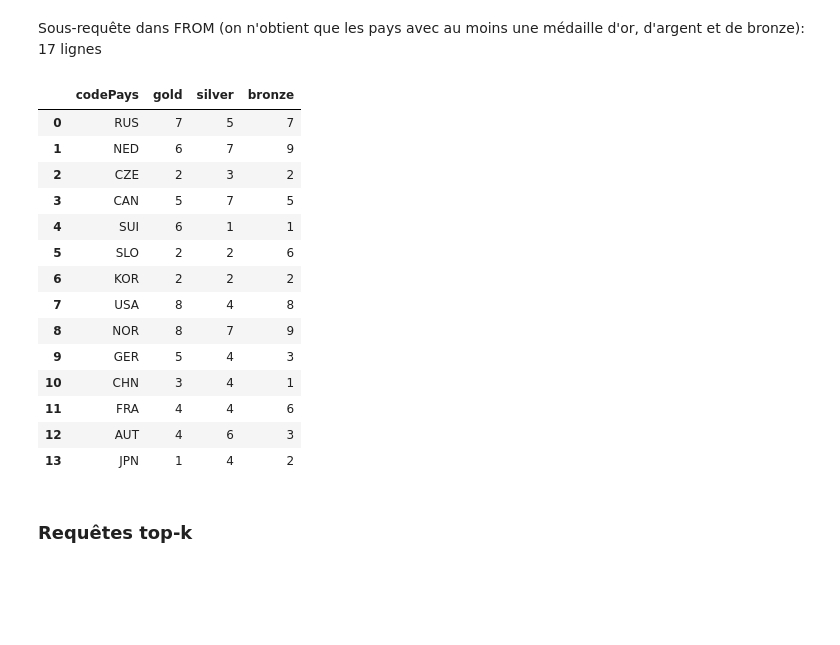
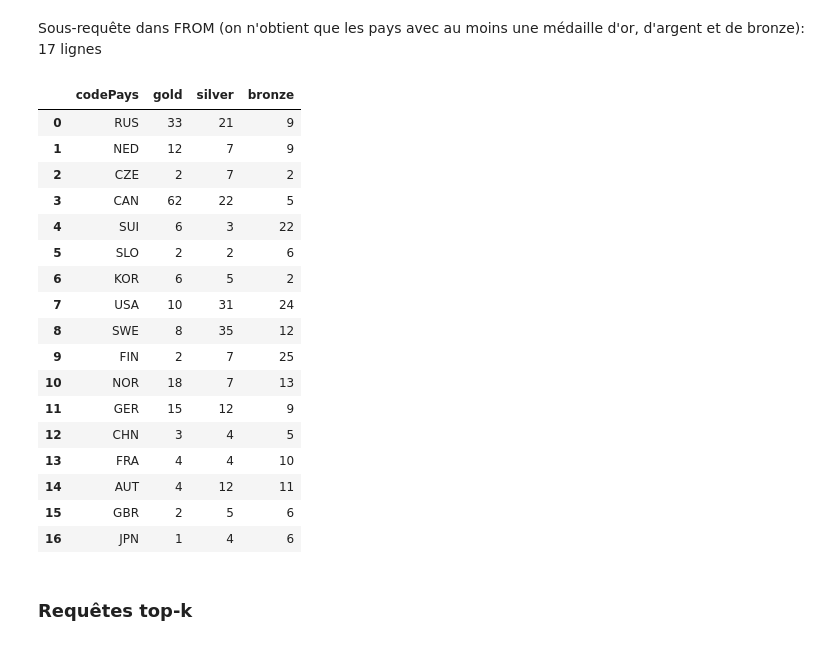
Before and after one commit to A-Aboo/UL2IN0019, a Jupyter notebook: TME 8 Compléments SQL-20260423/TD_TP_8_ETUDIANTS.ipynb, the cells around one changed output. Saved outputs shown, nothing was run; the diff lists cells and outputs as text; code cells hidden in the pictures; blank space fills up the shorter version.

```diff
--- a/TME 8 Compléments SQL-20260423/TD_TP_8_ETUDIANTS.ipynb
+++ b/TME 8 Compléments SQL-20260423/TD_TP_8_ETUDIANTS.ipynb
@@ -1093,39 +1124,78 @@ db.execute(query).df()
 Sous-requête dans FROM (on n'obtient que les pays avec au moins une médaille d'or, d'argent et de bronze): 17 lignes
 # %%
 query="""
-SELECT t.codePays, t.gold , t.silver ,t.bronze
-FROM (
-    SELECT a.codePays,
-           COUNT(CASE WHEN r.rang = 1 THEN 1 END) AS gold,
-           COUNT(CASE WHEN r.rang = 2 THEN 1 END) AS silver,
-           COUNT(CASE WHEN r.rang = 3 THEN 1 END) AS bronze
-    FROM athlete a
-    JOIN rangIndividuel r ON a.aid = r.aid
-    WHERE r.rang <= 3
-    GROUP BY a.codePays
-) AS t
-WHERE t.gold > 0
-  AND t.silver > 0
-  AND t.bronze > 0;
+select t.codepays , t.gold , x.silver , z.bronze
+from  (SELECT codepays, COUNT(*) AS gold
+        FROM (
+            SELECT a.codepays
+            FROM athlete a NATURAL JOIN rangindividuel r
+            WHERE r.rang = 1
+
+            UNION ALL
+
+            SELECT a.codepays
+            FROM athlete a
+            NATURAL JOIN athletesequipe aq
+            NATURAL JOIN rangequipe r
+            WHERE r.rang = 1
+        ) g
+        GROUP BY codepays
+
+
+
+) t  inner join  (SELECT codepays, COUNT(*) AS silver
+                    FROM (
+                        SELECT a.codepays
+                        FROM athlete a NATURAL JOIN rangindividuel r
+                        WHERE r.rang = 2
+
+                        UNION ALL
+
+                        SELECT a.codepays
+                        FROM athlete a
+                        NATURAL JOIN athletesequipe aq
+                        NATURAL JOIN rangequipe r
+                        WHERE r.rang = 2
+                    ) g
+                    GROUP BY codepays) x on  t.codepays = x.codepays inner join
+    (SELECT codepays, COUNT(*) AS bronze
+        FROM (
+            SELECT a.codepays
+            FROM athlete a NATURAL JOIN rangindividuel r
+            WHERE r.rang = 3
+
+            UNION ALL
+
+            SELECT a.codepays
+            FROM athlete a
+            NATURAL JOIN athletesequipe aq
+            NATURAL JOIN rangequipe r
+            WHERE r.rang = 3
+        ) g
+GROUP BY codepays) z on x.codepays = z.codepays
+
 """
 
 db.execute(query).df()
 # %% [output]
 |  | codePays | gold | silver | bronze |
-| 0 | RUS | 7 | 5 | 7 |
-| 1 | NED | 6 | 7 | 9 |
-| 2 | CZE | 2 | 3 | 2 |
-| 3 | CAN | 5 | 7 | 5 |
-| 4 | SUI | 6 | 1 | 1 |
+| 0 | RUS | 33 | 21 | 9 |
+| 1 | NED | 12 | 7 | 9 |
+| 2 | CZE | 2 | 7 | 2 |
+| 3 | CAN | 62 | 22 | 5 |
+| 4 | SUI | 6 | 3 | 22 |
 | 5 | SLO | 2 | 2 | 6 |
-| 6 | KOR | 2 | 2 | 2 |
-| 7 | USA | 8 | 4 | 8 |
-| 8 | NOR | 8 | 7 | 9 |
-| 9 | GER | 5 | 4 | 3 |
-| 10 | CHN | 3 | 4 | 1 |
-| 11 | FRA | 4 | 4 | 6 |
-| 12 | AUT | 4 | 6 | 3 |
-| 13 | JPN | 1 | 4 | 2 |
+| 6 | KOR | 6 | 5 | 2 |
+| 7 | USA | 10 | 31 | 24 |
+| 8 | SWE | 8 | 35 | 12 |
+| 9 | FIN | 2 | 7 | 25 |
+| 10 | NOR | 18 | 7 | 13 |
+| 11 | GER | 15 | 12 | 9 |
+| 12 | CHN | 3 | 4 | 5 |
+| 13 | FRA | 4 | 4 | 10 |
+| 14 | AUT | 4 | 12 | 11 |
+| 15 | GBR | 2 | 5 | 6 |
+| 16 | JPN | 1 | 4 | 6 |
 # %% [markdown]
 ###  Requêtes top-k
 # %% [markdown]
```
Also changed, not shown: parts of 7 cells of this notebook.
